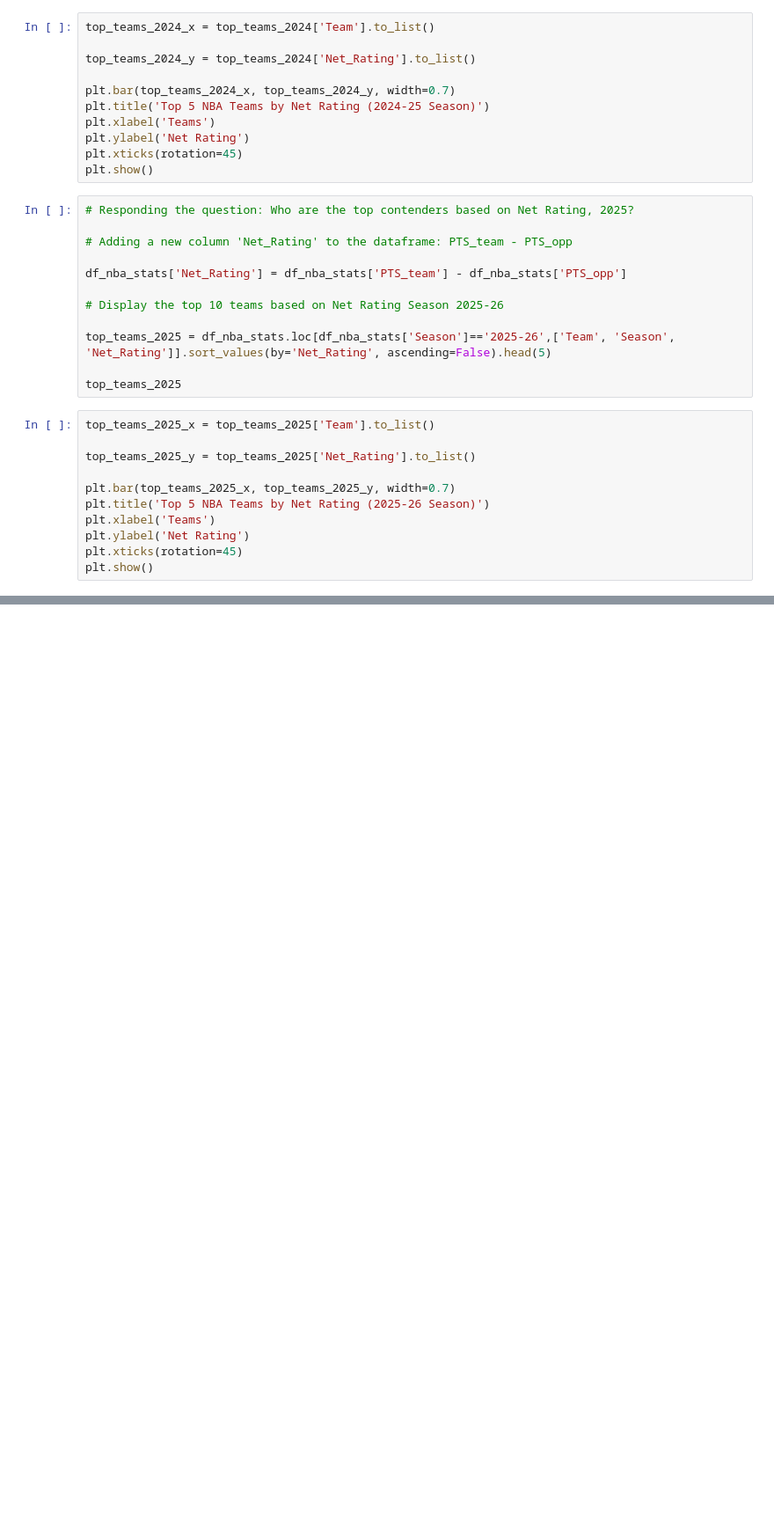
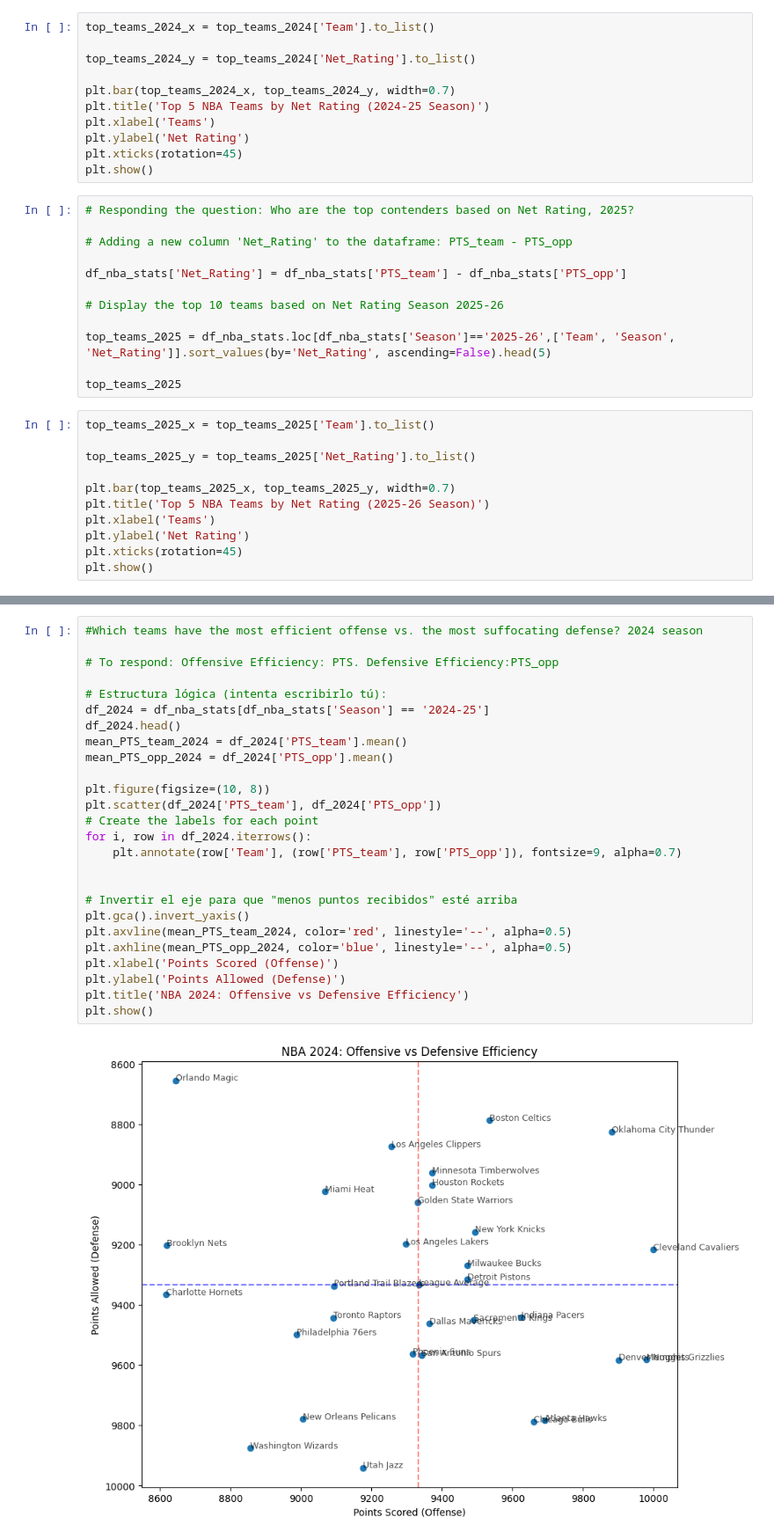
Before and after one commit to flixjavier/SportsAnalytics, a Jupyter notebook: sport_analytincs.ipynb, the cells around one changed output, grey strips where cells are left out. Shown at 88% size. Cells and saved outputs as stored; diff of their text form; blank space fills up the shorter version.

```diff
--- a/sport_analytincs.ipynb
+++ b/sport_analytincs.ipynb
@@ -139,0 +159,28 @@ plt.show()
+# %%
+#Which teams have the most efficient offense vs. the most suffocating defense? 2024 season
+
+# To respond: Offensive Efficiency: PTS. Defensive Efficiency:PTS_opp
+
+# Estructura lógica (intenta escribirlo tú):
+df_2024 = df_nba_stats[df_nba_stats['Season'] == '2024-25']
+df_2024.head()
+mean_PTS_team_2024 = df_2024['PTS_team'].mean()
+mean_PTS_opp_2024 = df_2024['PTS_opp'].mean()
+
+plt.figure(figsize=(10, 8))
+plt.scatter(df_2024['PTS_team'], df_2024['PTS_opp'])
+# Create the labels for each point
+for i, row in df_2024.iterrows():
+    plt.annotate(row['Team'], (row['PTS_team'], row['PTS_opp']), fontsize=9, alpha=0.7)
+
+
+# Invertir el eje para que "menos puntos recibidos" esté arriba
+plt.gca().invert_yaxis()
+plt.axvline(mean_PTS_team_2024, color='red', linestyle='--', alpha=0.5)
+plt.axhline(mean_PTS_opp_2024, color='blue', linestyle='--', alpha=0.5)
+plt.xlabel('Points Scored (Offense)')
+plt.ylabel('Points Allowed (Defense)')
+plt.title('NBA 2024: Offensive vs Defensive Efficiency')
+plt.show()
+# %% [output]
+[figure, added]
```
Also changed, not shown: parts of 3 cells of this notebook, 1 other file.
